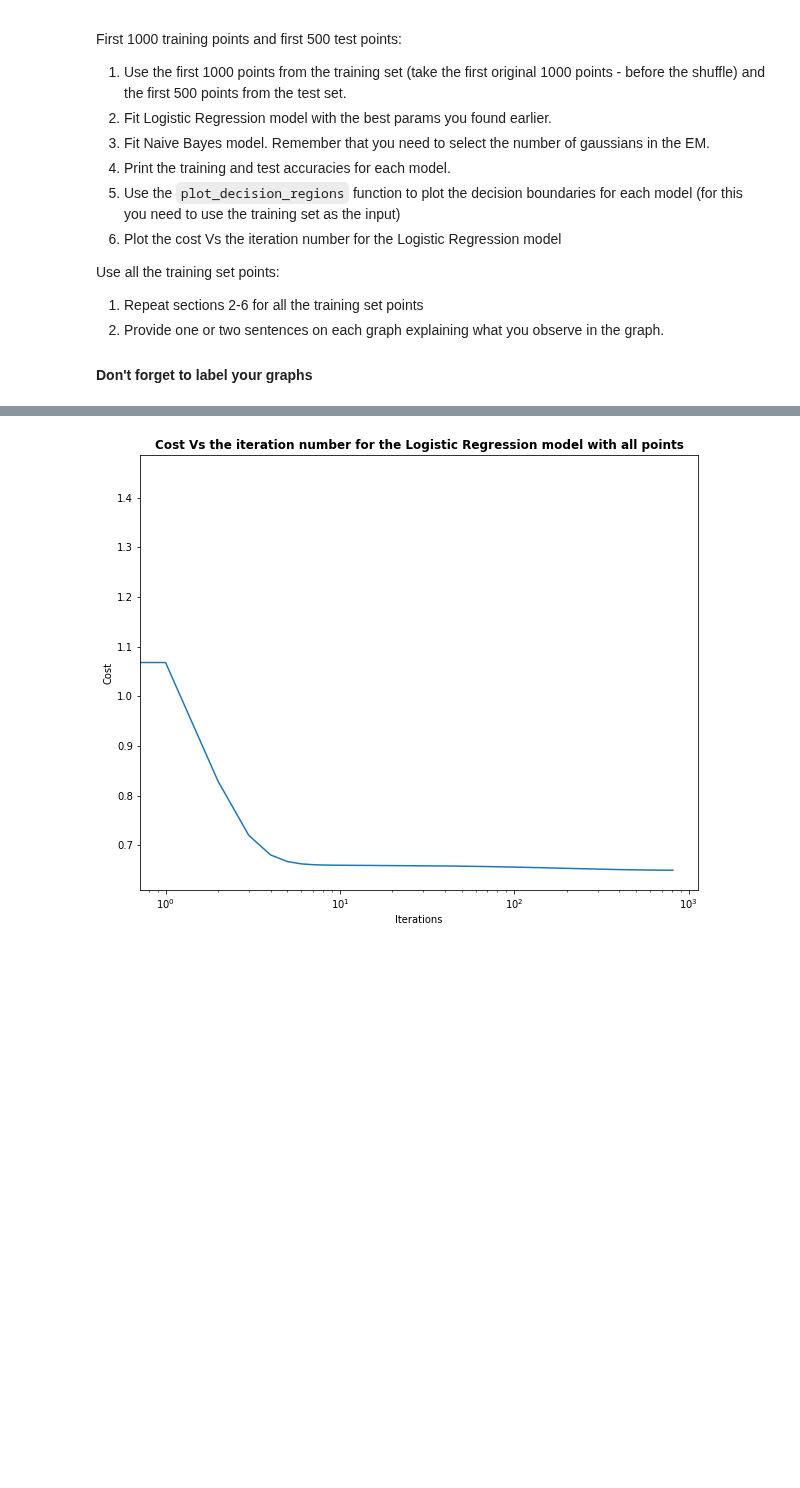
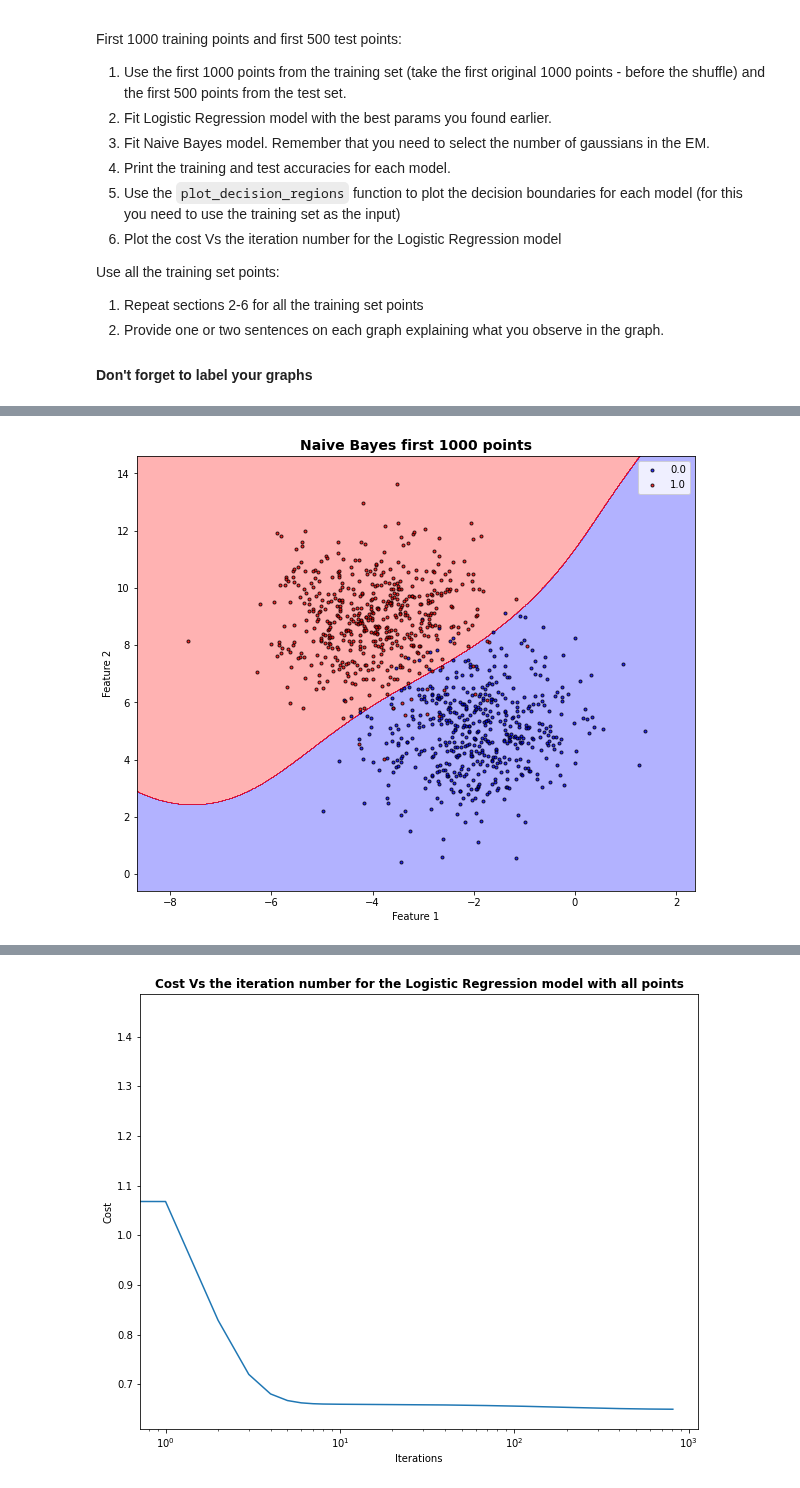
Before and after one commit to Oren-Ben/IDC, a Jupyter notebook: machine_learning/hw4/HW4 204079453_205714447.ipynb, the cells around one changed output, grey strips where cells are left out. Saved outputs shown, nothing was run; the diff lists cells and outputs as text; code cells hidden in the pictures; blank space fills up the shorter version.

```diff
--- a/machine_learning/hw4/HW4 204079453_205714447.ipynb
+++ b/machine_learning/hw4/HW4 204079453_205714447.ipynb
@@ -795,10 +954,13 @@ plt.show()
 # %%
 # y_train_first_1000.astype(np.integer)
 plot_decision_regions(X_train_first_1000, y_train_first_1000, nb)
 plt.title('Naive Bayes first 1000 points', fontweight='bold', fontsize=14)
 plt.xlabel("Feature 1")
 plt.ylabel("Feature 2")
+plt.legend()
 plt.show()
+# %% [output]
+[figure, added]
 # %%
 plt.plot(np.arange(logreg.n_iter), logreg.J_history)
 plt.xscale('log')
```
Also changed, not shown: parts of 39 cells of this notebook.
